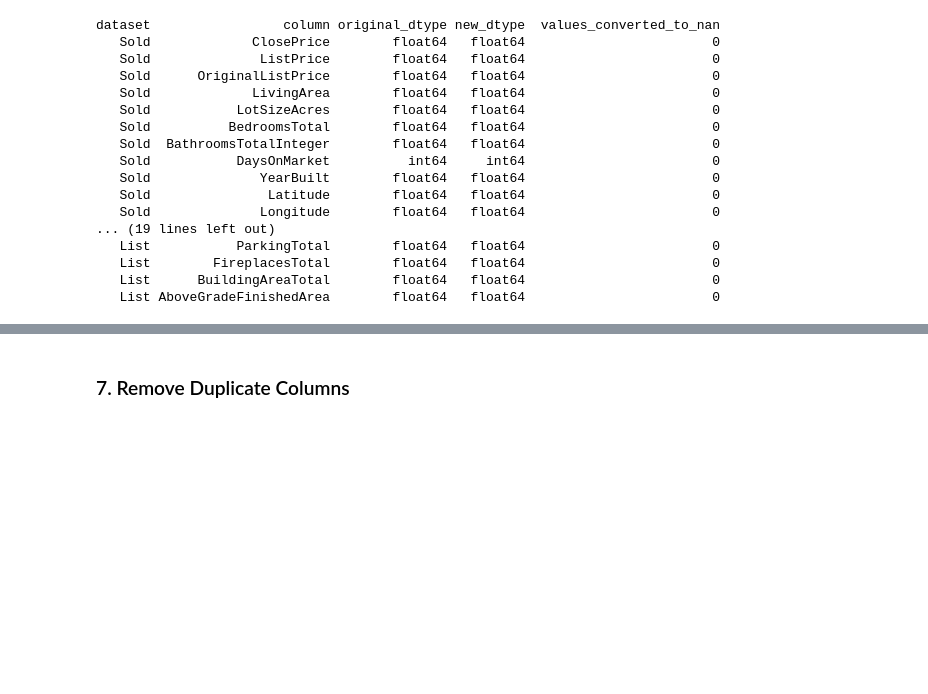
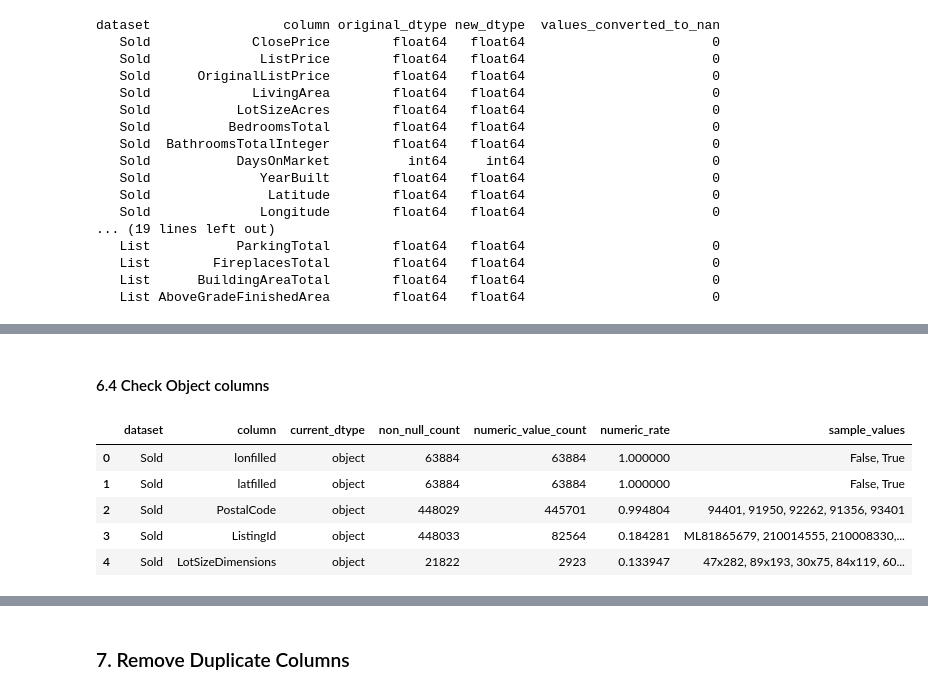
Before and after one commit to pintzu-22/IDXExchange-Data-Analyst-Intern, a Jupyter notebook: data_cleaning.ipynb, the cells around one changed output, grey strips where cells are left out. Saved outputs shown, nothing was run; the diff lists cells and outputs as text; code cells hidden in the pictures; blank space fills up the shorter version.

Commit message:
Update data cleaning pipeline

```diff
--- a/data_cleaning.ipynb
+++ b/data_cleaning.ipynb
@@ -344,11 +377,27 @@ FireplaceYN
 Name: count, dtype: int64
 # %%
 # Convert them into boolean
+boolean_mapping = {
+    True: True,
+    False: False,
+    "True": True,
+    "False": False,
+    "Y": True,
+    "N": False
+}
+
 for col in boolean_columns:
     if col in sold_clean.columns:
-        sold_clean[col] = sold_clean[col].astype("boolean")
+        sold_clean[col] = (
+            sold_clean[col]
+            .map(boolean_mapping)
+            .astype("boolean")
+        )
 
-for col in boolean_columns:
     if col in list_clean.columns:
-        list_clean[col] = list_clean[col].astype("boolean")
+        list_clean[col] = (
+            list_clean[col]
+            .map(boolean_mapping)
+            .astype("boolean")
+        )
 # %%
@@ -472,0 +526,2 @@ dataset                 column original_dtype new_dtype  values_converted_to_nan
+# %% [markdown]
+#### 6.4 Check Object columns
@@ -472,0 +573,20 @@ dataset                 column original_dtype new_dtype  values_converted_to_nan
+# %%
+sold_object_review = review_object_numeric_columns(
+    sold_clean,
+    "Sold"
+)
+
+list_object_review = review_object_numeric_columns(
+    list_clean,
+    "List"
+)
+
+display(sold_object_review.head(5))
+display(list_object_review.head(5))
+# %% [output]
+|  | dataset | column | current_dtype | non_null_count | numeric_value_count | numeric_rate | sample_values |
+| 0 | Sold | lonfilled | object | 63884 | 63884 | 1.000000 | False, True |
+| 1 | Sold | latfilled | object | 63884 | 63884 | 1.000000 | False, True |
+| 2 | Sold | PostalCode | object | 448029 | 445701 | 0.994804 | 94401, 91950, 92262, 91356, 93401 |
+| 3 | Sold | ListingId | object | 448033 | 82564 | 0.184281 | ML81865679, 210014555, 210008330,... |
+| 4 | Sold | LotSizeDimensions | object | 21822 | 2923 | 0.133947 | 47x282, 89x193, 30x75, 84x119, 60... |
```
Also changed, not shown: parts of 67 cells of this notebook.
